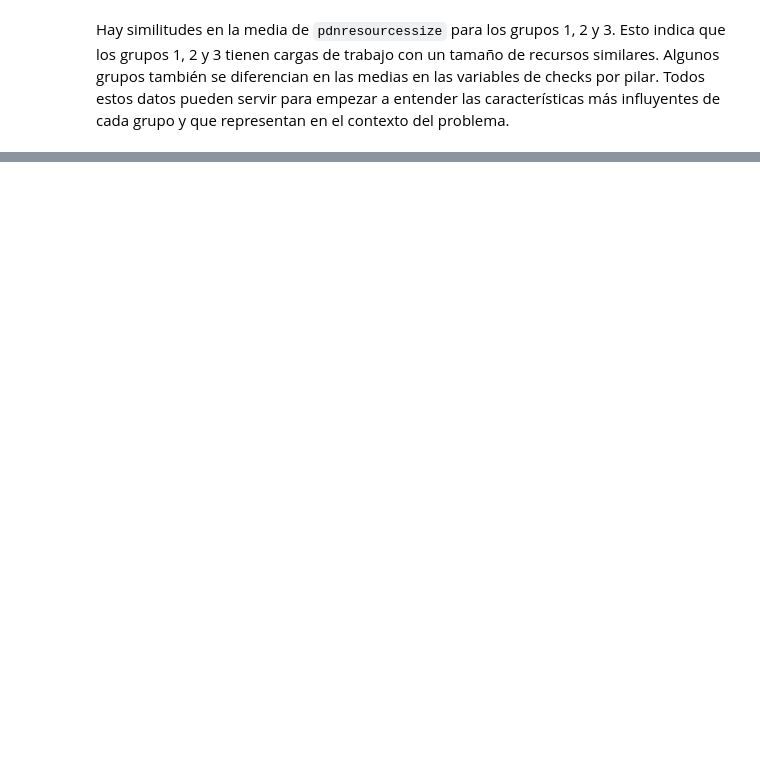
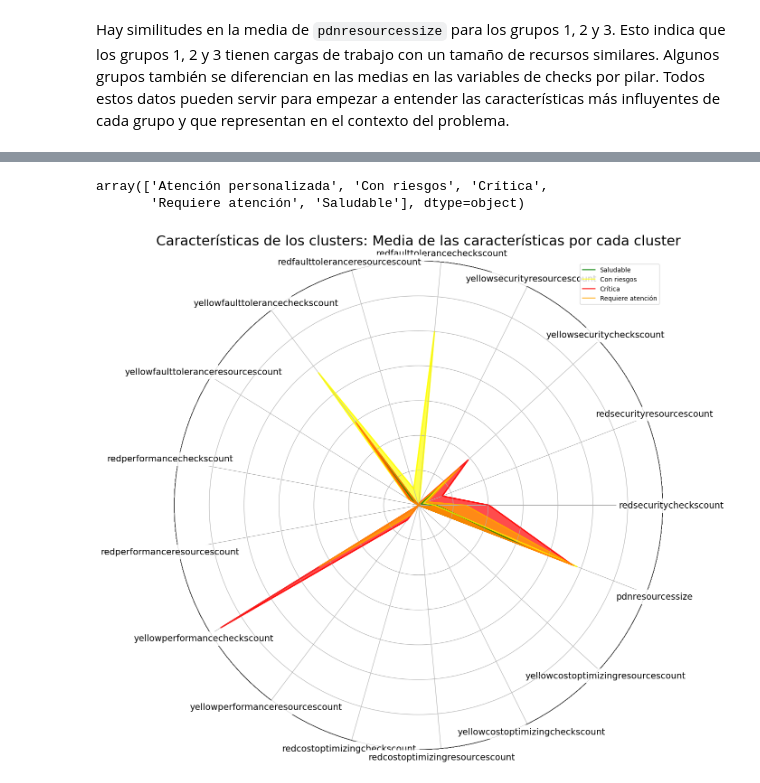
Before and after one commit to 00Fede/incubadora-aplicaciones, a Jupyter notebook: Model_Implementation.ipynb, the cells around one changed output, grey strips where cells are left out. Cells and saved outputs as stored; diff of their text form; code cells hidden in the pictures; blank space fills up the shorter version.

```diff
--- a/Model_Implementation.ipynb
+++ b/Model_Implementation.ipynb
@@ -277,0 +348,2 @@ Después de analizar las caracteristicas relevantes de cada grupo, podemos gener
+# %%
+df_mean = df_mean.filter(regex='checkscount|pdnresourcessize')
@@ -278,3 +381,32 @@ Después de analizar las caracteristicas relevantes de cada grupo, podemos gener
+# %%
+np.unique(df['cluster'])
+# %% [output]
+array(['Atención personalizada', 'Con riesgos', 'Crítica',
+       'Requiere atención', 'Saludable'], dtype=object)
+# %%
+df_radar = pd.concat([pd.DataFrame(df_mean.mean(), columns=['media']), df_mean.T], axis=1)
+
+fig = plt.figure(figsize=(15, 12))
+no_features = len(df_mean.columns)
+radar = Radar(fig, df_mean.columns, np.unique(np.unique(df['cluster'])))
+colors = ["green", "yellow", "red", "orange", "purple"]
+#colors = [cluster_colors[i] ]
+#cluster_colors = {'Saludable': 'green', 'Con riesgos': 'yellow', 'Crítica': 'red', 'Requiere atención': 'orange', 'Atención personalizada': 'purple'}
+cluster_labels = list(cluster_colors.keys())
+for k in range(0,4):
+    cluster_data = df_radar[cluster_labels[k]].values.tolist()
+    radar.plot(cluster_data,  '-', lw=2, color = colors[k], alpha=0.7, label=cluster_labels[k])
+
+radar.ax.legend()
+radar.ax.set_title("Características de los clusters: Media de las características por cada cluster", size=22)
+
+# set title to the plot
+#plt.title('Características de los clusters: Media de las características por cada cluster')
+plt.tight_layout()
+plt.savefig('images/radar_plot1.png', dpi=300)
+plt.show()
+# %% [output]
+[figure, added]
 # %%
 df_pdn_scaled.head()
 # %% [output]
```
Also changed, not shown: parts of 14 cells of this notebook, 8 other files.
